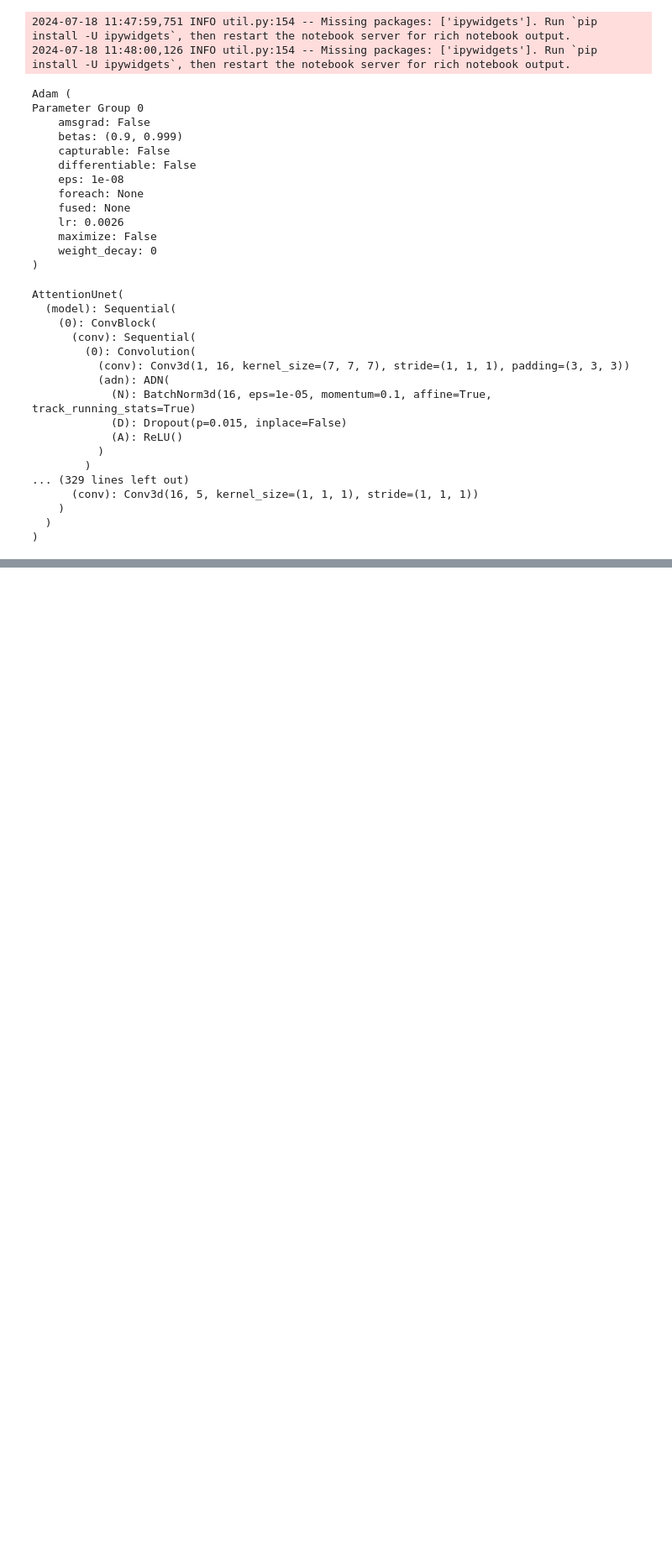
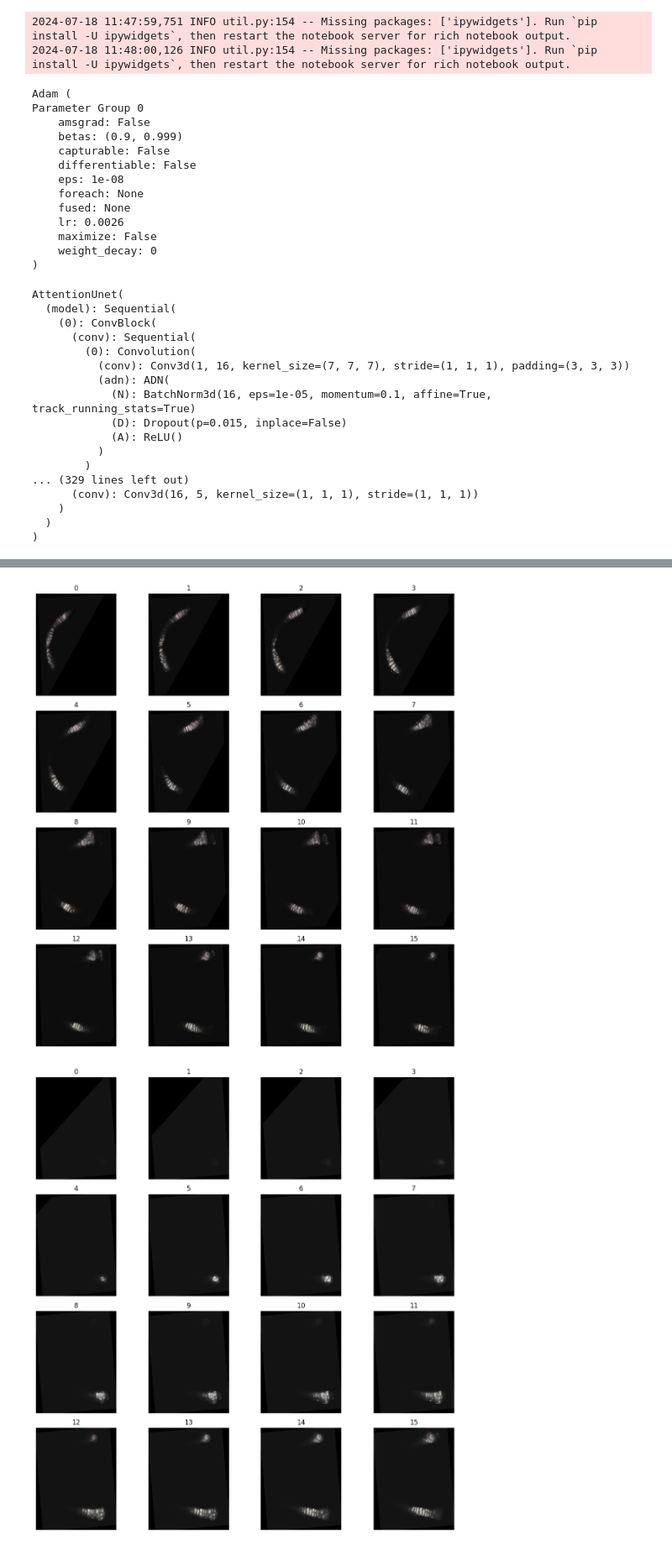
Before and after one commit to JGIBristol/fish_test, a Jupyter notebook: segment_test.ipynb, the cells around one changed output, grey strips where cells are left out. Shown at 84% size. Cells and saved outputs as stored; diff of their text form; code cells hidden in the pictures; blank space fills up the shorter version.

Commit message:
random transformations

```diff
--- a/segment_test.ipynb
+++ b/segment_test.ipynb
@@ -118,0 +105,20 @@ transform = image_io.random_transforms()
+# %%
+""" Convert images to tensors and apply transformations """
+
+from dev import image_io
+
+transform = image_io.random_transforms()
+subjects = [image_io.subject(img, mask) for _ in range(10)]
+
+subjectdataset = image_io.subject_dataset(subjects, transform)
+
+for subject in subjectdataset:
+    img_, mask_ = subject.image.data.squeeze(), subject.label.data.squeeze()
+
+    img_ = image_io.pytorch2img(img_)
+    mask_ = image_io.pytorch2img(mask_)
+
+    plot.plot_arr(img_, mask_)
+# %% [output]
+[figure, added]
+[figure, added]
```
Also changed, not shown: parts of 3 cells of this notebook, 2 other files.
